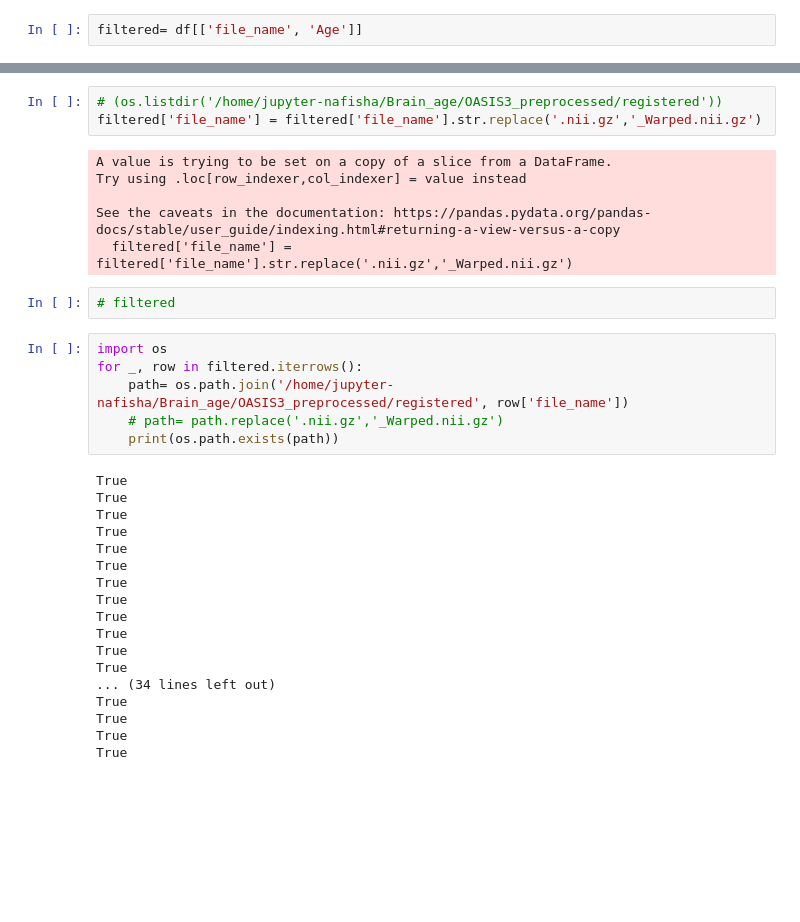
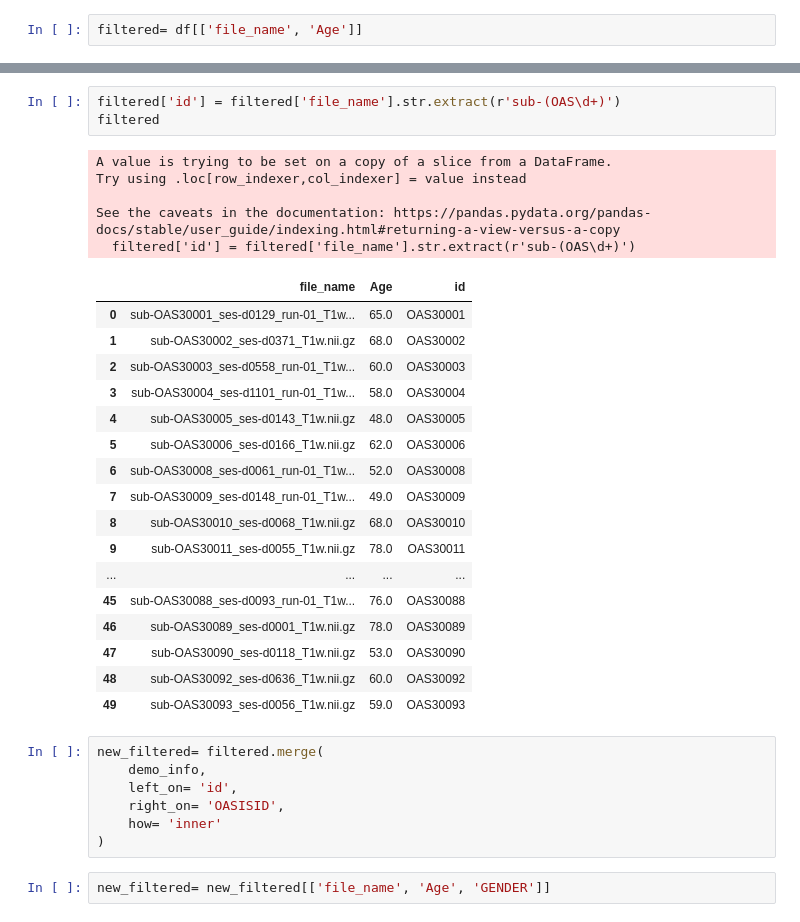
Before and after one commit to Nafishapanacea/Brain-age-experiments, a Jupyter notebook: OASIS3.ipynb, the cells around one changed output, grey strips where cells are left out. Saved outputs shown, nothing was run; the diff lists cells and outputs as text; blank space fills up the shorter version.

```diff
--- a/OASIS3.ipynb
+++ b/OASIS3.ipynb
@@ -354,35 +343,35 @@ See the caveats in the documentation: https://pandas.pydata.org/pandas-docs/stab
-# %%
-# (os.listdir('/home/jupyter-nafisha/Brain_age/OASIS3_preprocessed/registered'))
-filtered['file_name'] = filtered['file_name'].str.replace('.nii.gz','_Warped.nii.gz')
-# %% [output]
-A value is trying to be set on a copy of a slice from a DataFrame.
-Try using .loc[row_indexer,col_indexer] = value instead
-
-See the caveats in the documentation: https://pandas.pydata.org/pandas-docs/stable/user_guide/indexing.html#returning-a-view-versus-a-copy
-  filtered['file_name'] = filtered['file_name'].str.replace('.nii.gz','_Warped.nii.gz')
-# %%
-# filtered
-# %%
-import os
-for _, row in filtered.iterrows():
-    path= os.path.join('/home/jupyter-nafisha/Brain_age/OASIS3_preprocessed/registered', row['file_name'])
-    # path= path.replace('.nii.gz','_Warped.nii.gz')
-    print(os.path.exists(path))
-# %% [output]
-True
-True
-True
-True
-True
-True
-True
-True
-True
-True
-True
-True
-... (34 lines left out)
-True
-True
-True
-True
+# %%
+filtered['id'] = filtered['file_name'].str.extract(r'sub-(OAS\d+)')
+filtered
+# %% [output]
+A value is trying to be set on a copy of a slice from a DataFrame.
+Try using .loc[row_indexer,col_indexer] = value instead
+
+See the caveats in the documentation: https://pandas.pydata.org/pandas-docs/stable/user_guide/indexing.html#returning-a-view-versus-a-copy
+  filtered['id'] = filtered['file_name'].str.extract(r'sub-(OAS\d+)')
+|  | file_name | Age | id |
+| 0 | sub-OAS30001_ses-d0129_run-01_T1w... | 65.0 | OAS30001 |
+| 1 | sub-OAS30002_ses-d0371_T1w.nii.gz | 68.0 | OAS30002 |
+| 2 | sub-OAS30003_ses-d0558_run-01_T1w... | 60.0 | OAS30003 |
+| 3 | sub-OAS30004_ses-d1101_run-01_T1w... | 58.0 | OAS30004 |
+| 4 | sub-OAS30005_ses-d0143_T1w.nii.gz | 48.0 | OAS30005 |
+| 5 | sub-OAS30006_ses-d0166_T1w.nii.gz | 62.0 | OAS30006 |
+| 6 | sub-OAS30008_ses-d0061_run-01_T1w... | 52.0 | OAS30008 |
+| 7 | sub-OAS30009_ses-d0148_run-01_T1w... | 49.0 | OAS30009 |
+| 8 | sub-OAS30010_ses-d0068_T1w.nii.gz | 68.0 | OAS30010 |
+| 9 | sub-OAS30011_ses-d0055_T1w.nii.gz | 78.0 | OAS30011 |
+| ... | ... | ... | ... |
+| 45 | sub-OAS30088_ses-d0093_run-01_T1w... | 76.0 | OAS30088 |
+| 46 | sub-OAS30089_ses-d0001_T1w.nii.gz | 78.0 | OAS30089 |
+| 47 | sub-OAS30090_ses-d0118_T1w.nii.gz | 53.0 | OAS30090 |
+| 48 | sub-OAS30092_ses-d0636_T1w.nii.gz | 60.0 | OAS30092 |
+| 49 | sub-OAS30093_ses-d0056_T1w.nii.gz | 59.0 | OAS30093 |
+# %%
+new_filtered= filtered.merge(
+    demo_info,
+    left_on= 'id',
+    right_on= 'OASISID',
+    how= 'inner'
+)
+# %%
+new_filtered= new_filtered[['file_name', 'Age', 'GENDER']]
```
Also changed, not shown: parts of 5 cells of this notebook, 15 other files.
